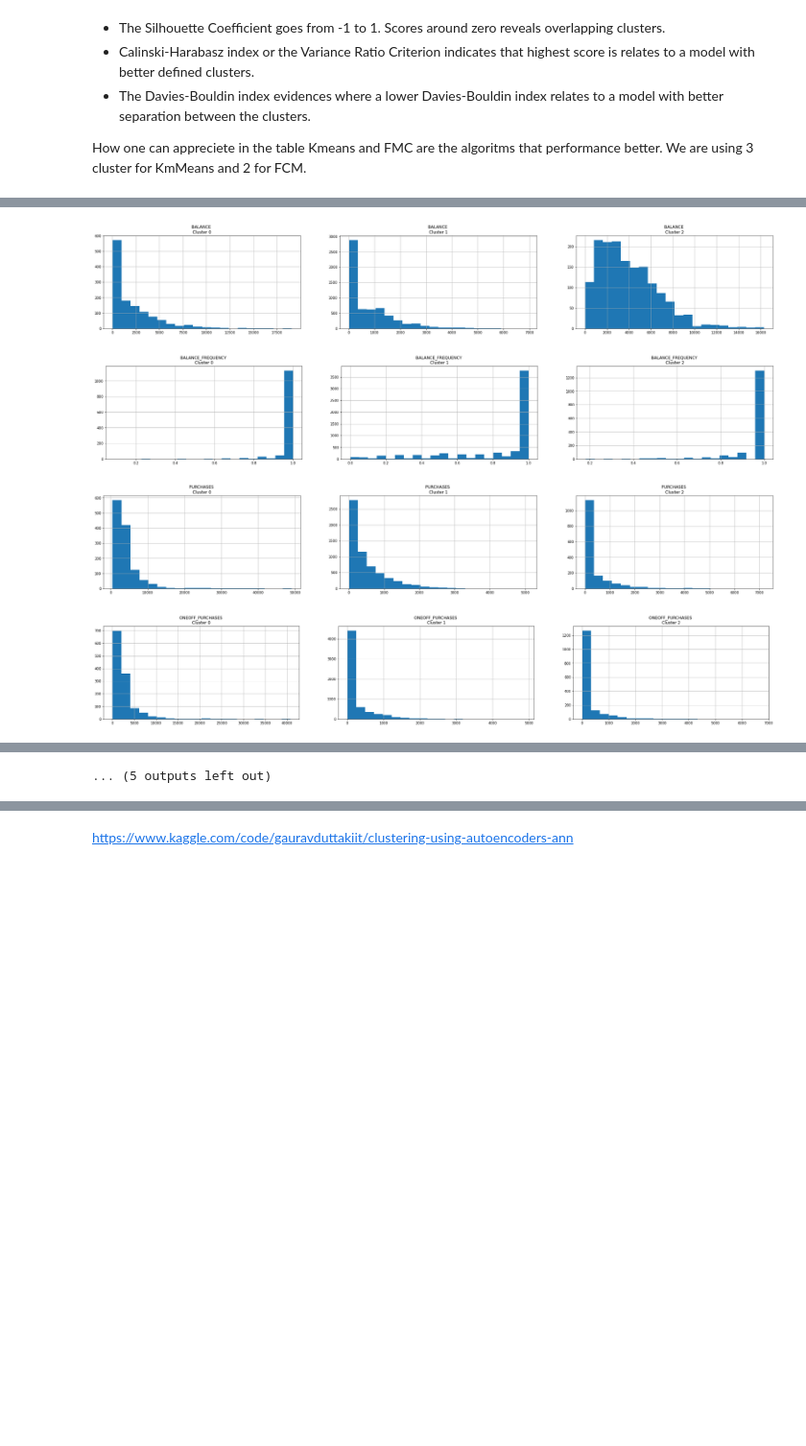
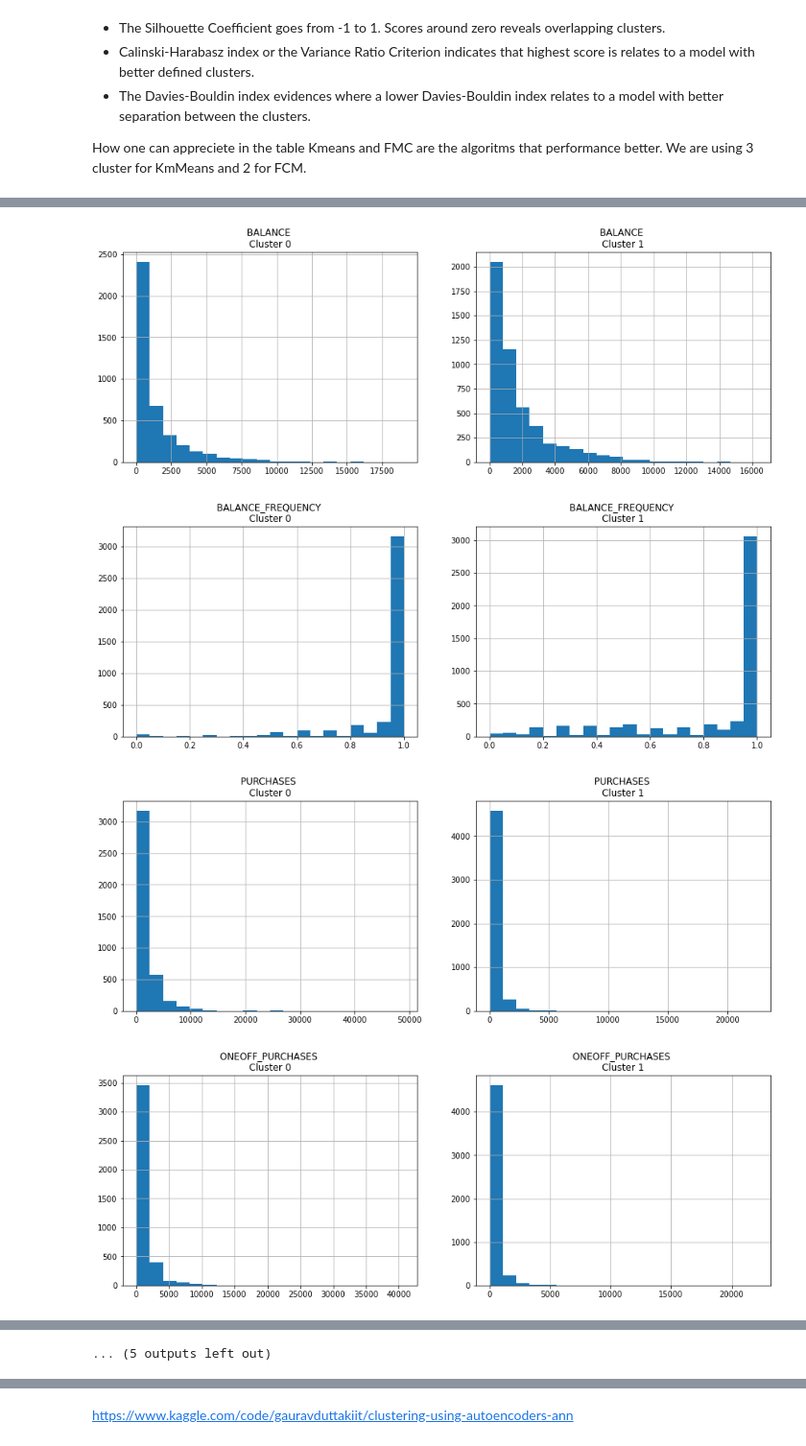
Before and after one commit to Insectonwindscreen/MLxB_CA1, a Jupyter notebook: Marketing_analysis_clusters_1.ipynb, the cells around one changed output, grey strips where cells are left out. Shown at 96% size. Saved outputs shown, nothing was run; the diff lists cells and outputs as text; code cells hidden in the pictures; blank space fills up the shorter version.

```diff
--- a/Marketing_analysis_clusters_1.ipynb
+++ b/Marketing_analysis_clusters_1.ipynb
@@ -473,7 +487,0 @@ array([0.37562323, 0.3744643 , 0.        , 0.        , 0.        ,
-# %%
-wcss_2 = []
-range_values = range(1, 8)
-for i in range_values:
-    kmeans = KMeans(n_clusters=i)
-    kmeans.fit(compact)
-    wcss_2.append(kmeans.inertia_)
@@ -513,15 +490,12 @@ from sklearn.metrics import davies_bouldin_score
 # %% [markdown]
 https://scikit-learn.org/stable/modules/clustering.html#clustering
 # %%
-#Let's use the Standard Scaler
-scaler = StandardScaler()
-df= creditcard_df.values
-df= scaler.fit_transform(df)
-x=compact
+x=df_pca
 
 #creating list
 models = ['KMeans', 'Agglomerative Clustering',' FCM',
           'GaussianMixture', 'Birch']
+k= 2
 Cluster = []
 Score_Silhouette = []
 Score_Calinski_Harabasz = []
@@ -651,5 +627,5 @@ How one can appreciete in the table Kmeans and FMC are the algoritms that perfor
 # %%
-kmeans = KMeans(n_clusters=3)
-kmeans.fit(creditcard_df_scaled)
-labels = kmeans.labels_
+kmeans = KMeans(n_clusters=2)
+kmeans.fit(df_scaled)
+kmeans_labels = kmeans.labels_
 # %%
@@ -699,6 +669,6 @@ labels, len(labels)
 # %%
-creditcard_df_cluster = pd.concat([creditcard_df, pd.DataFrame({'cluster': labels})], axis = 1)
-creditcard_df_cluster.head()
+df1_cluster = pd.concat([df, pd.DataFrame({'KMEANS_CLUSTER': kmeans_labels})], axis = 1)
+df1_cluster.head()
 # %% [output]
 |  | BALANCE | BALANCE_FREQUENCY | PURCHASES | ONEOFF_PURCHASES | INSTALLMENTS_PURCHASES | CASH_ADVANCE | ... |
 | 0 | 40.900749 | 0.818182 | 95.40 | 0.00 | 95.4 | 0.000000 | ... |
@@ -707,16 +677,16 @@ creditcard_df_cluster.head()
 | 3 | 1666.670542 | 0.636364 | 1499.00 | 1499.00 | 0.0 | 205.788017 | ... |
 | 4 | 817.714335 | 1.000000 | 16.00 | 16.00 | 0.0 | 0.000000 | ... |
 # %%
-for i in creditcard_df.columns:
-  plt.figure(figsize=(35,5))
-  for j in range(3):
-    plt.subplot(1, 3, j + 1)
-    cluster = creditcard_df_cluster[creditcard_df_cluster['cluster'] == j]
+for i in df.columns:
+  plt.figure(figsize=(15,5))
+  for j in range(2):
+    plt.subplot(1, 2, j + 1)
+    cluster = df1_cluster[df1_cluster['KMEANS_CLUSTER'] == j]
     cluster[i].hist(bins = 20)
     plt.title('{} \nCluster {}'.format(i, j))
   plt.show()
 # %% [output]
-[figure, old version]
+[figure, new version]
-[figure, old version]
+[figure, new version]
-[figure, old version]
+[figure, new version]
-[figure, old version]
+[figure, new version]
```
Also changed, not shown: parts of 100 cells of this notebook.
